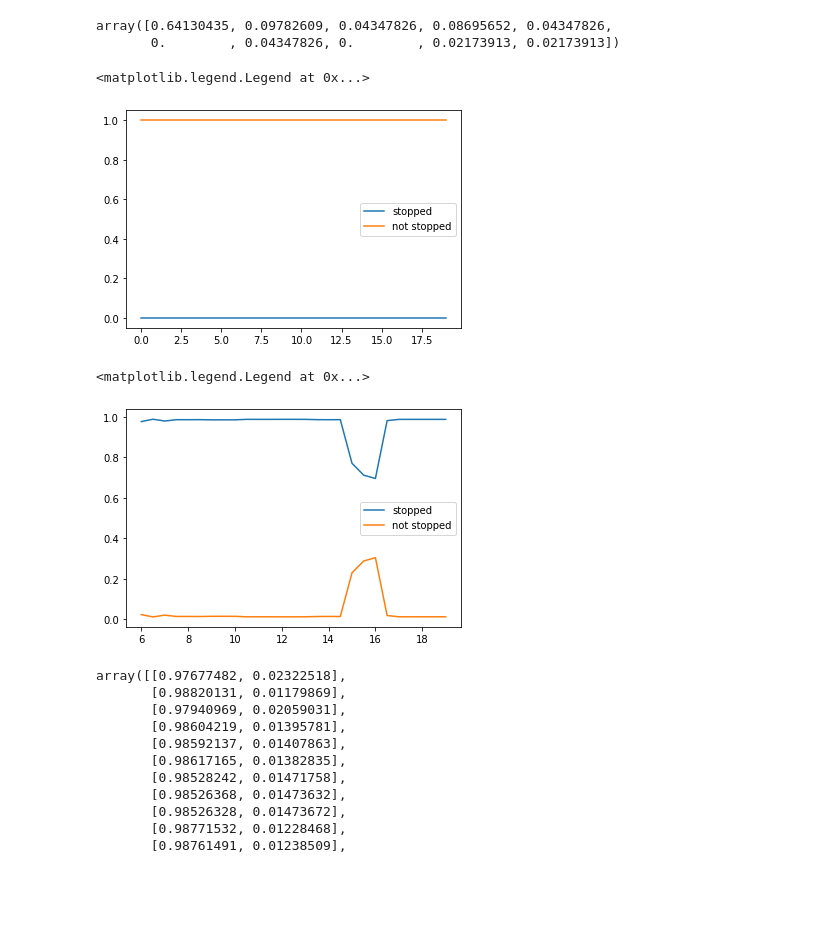
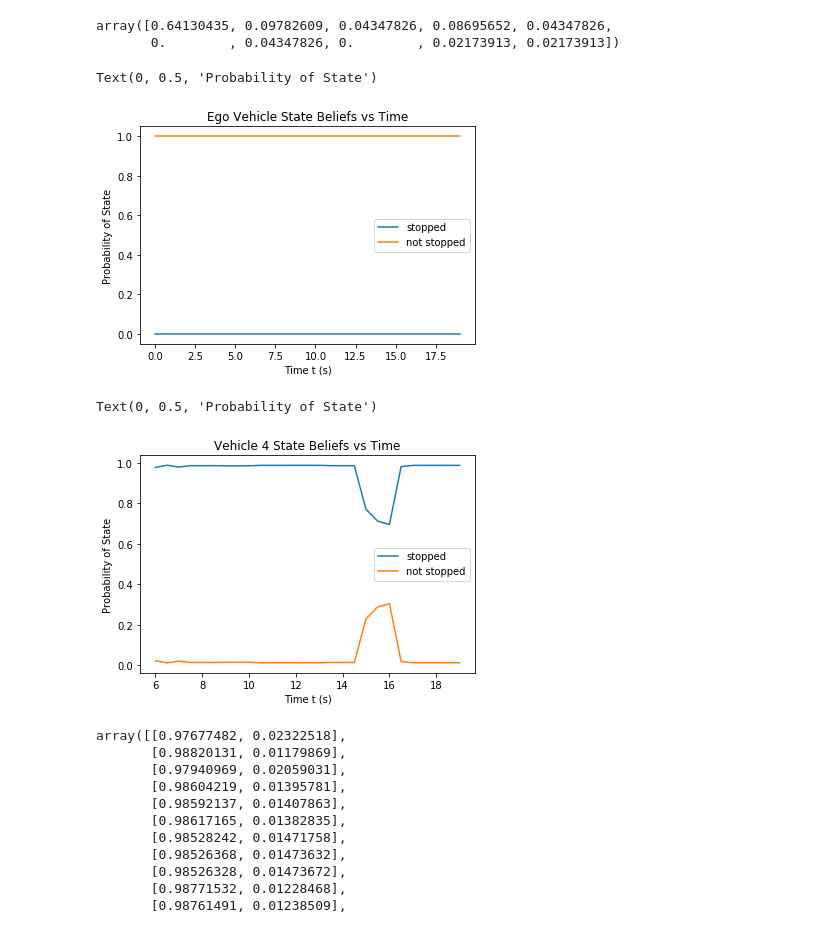
Before and after one commit to clylau/E205_HW2, a Jupyter notebook: hw2.ipynb, the cells around one changed output. Drawn from its saved outputs; the diff is of its cells as text; code cells hidden in the pictures; blank space fills up the shorter version.

```diff
--- a/hw2.ipynb
+++ b/hw2.ipynb
@@ -535,11 +541,14 @@ stateProbs_ego = bayesFilter(speed_ego, model_means, model_stds)
 # %%
 t_ego = np.arange(0, 19.5, 0.5)
 plt.plot(t_ego, stateProbs_ego[:, 0])
 plt.plot(t_ego, stateProbs_ego[:, 1])
 plt.legend(["stopped", "not stopped"])
+plt.title("Ego Vehicle State Beliefs vs Time")
+plt.xlabel("Time t (s)")
+plt.ylabel("Probability of State")
 # %% [output]
-<matplotlib.legend.Legend at 0x...>
+Text(0, 0.5, 'Probability of State')
-[figure, old version]
+[figure, new version]
 # %%
 stateProbs_v4 = bayesFilter(speed_v4, model_means, model_stds)
 # %%
@@ -547,9 +556,12 @@ t_v4 = np.arange(6, 19.5, 0.5)
 plt.plot(t_v4, stateProbs_v4[:, 0])
 plt.plot(t_v4, stateProbs_v4[:, 1])
 plt.legend(["stopped", "not stopped"])
+plt.title("Vehicle 4 State Beliefs vs Time")
+plt.xlabel("Time t (s)")
+plt.ylabel("Probability of State")
 # %% [output]
-<matplotlib.legend.Legend at 0x...>
+Text(0, 0.5, 'Probability of State')
-[figure, old version]
+[figure, new version]
 # %%
 stateProbs_v4
 # %% [output]
```
Also changed, not shown: parts of 11 cells of this notebook.
